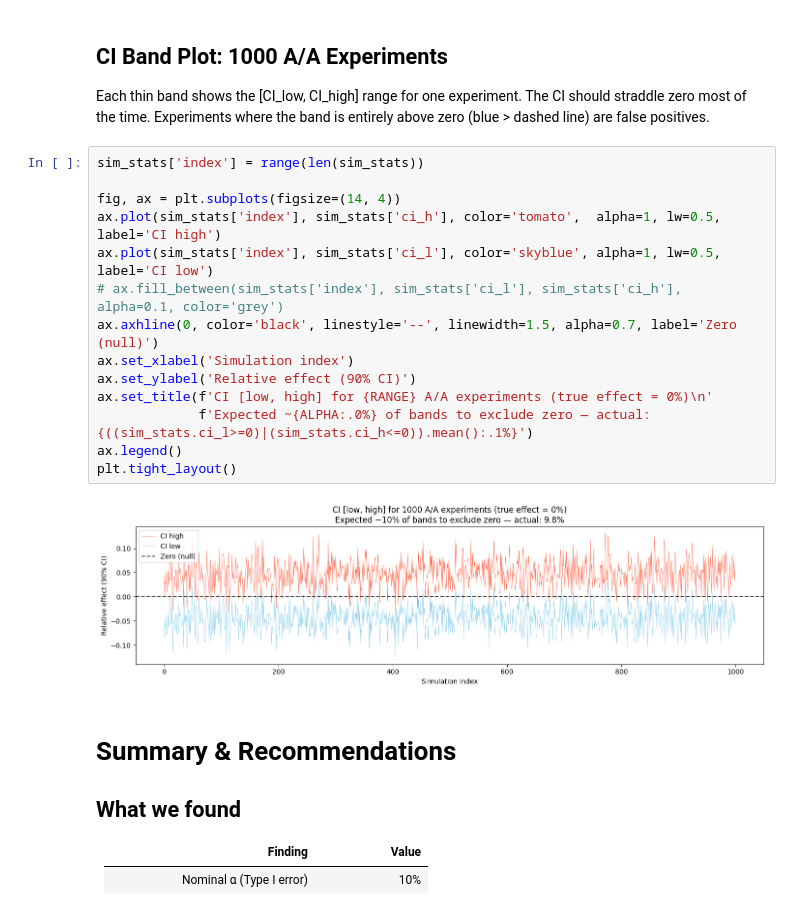
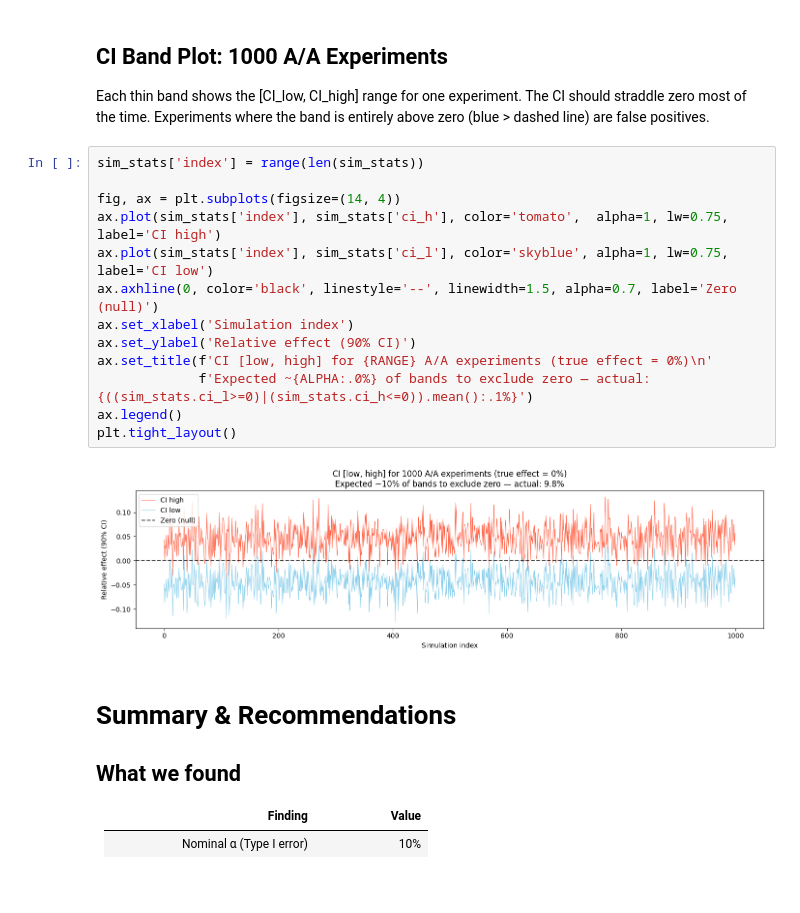
Before and after one commit to orlev2/statstools, a Jupyter notebook: experiment_simulations_power_claude.ipynb, the cells around one changed output. Cells and saved outputs as stored; diff of their text form.

```diff
--- a/experiment_simulations_power_claude.ipynb
+++ b/experiment_simulations_power_claude.ipynb
@@ -840,19 +871,18 @@ Each thin band shows the [CI_low, CI_high] range for one experiment. The CI shou
 # %%
 sim_stats['index'] = range(len(sim_stats))
 
 fig, ax = plt.subplots(figsize=(14, 4))
-ax.plot(sim_stats['index'], sim_stats['ci_h'], color='tomato',  alpha=1, lw=0.5, label='CI high')
-ax.plot(sim_stats['index'], sim_stats['ci_l'], color='skyblue', alpha=1, lw=0.5, label='CI low')
-# ax.fill_between(sim_stats['index'], sim_stats['ci_l'], sim_stats['ci_h'], alpha=0.1, color='grey')
+ax.plot(sim_stats['index'], sim_stats['ci_h'], color='tomato',  alpha=1, lw=0.75, label='CI high')
+ax.plot(sim_stats['index'], sim_stats['ci_l'], color='skyblue', alpha=1, lw=0.75, label='CI low')
 ax.axhline(0, color='black', linestyle='--', linewidth=1.5, alpha=0.7, label='Zero (null)')
 ax.set_xlabel('Simulation index')
 ax.set_ylabel('Relative effect (90% CI)')
 ax.set_title(f'CI [low, high] for {RANGE} A/A experiments (true effect = 0%)\n'
              f'Expected ~{ALPHA:.0%} of bands to exclude zero — actual: {((sim_stats.ci_l>=0)|(sim_stats.ci_h<=0)).mean():.1%}')
 ax.legend()
 plt.tight_layout()
 # %% [output]
-[figure, old version]
+[figure, new version]
 # %% [markdown]
 # Summary & Recommendations
 
```
Also changed, not shown: parts of 10 cells of this notebook, 1 other file.
